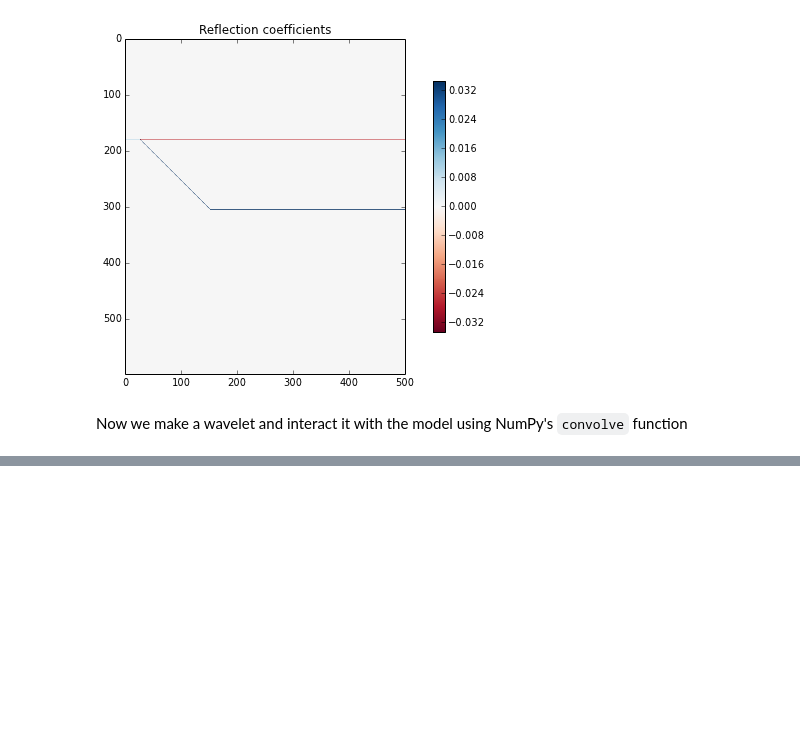
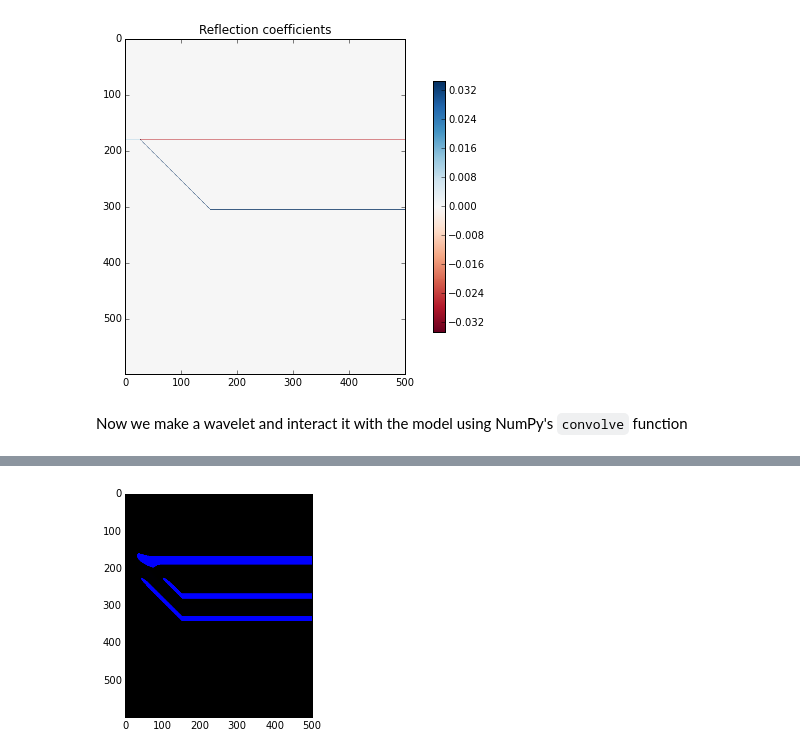
Before and after one commit to agilescientific/notebooks, a Jupyter notebook: To_make_a_wedge.ipynb, the cells around one changed output, grey strips where cells are left out. Saved outputs shown, nothing was run; the diff lists cells and outputs as text; code cells hidden in the pictures; blank space fills up the shorter version.

```diff
--- a/To_make_a_wedge.ipynb
+++ b/To_make_a_wedge.ipynb
@@ -135,6 +131,11 @@ rock_names = ['shale 1','sand','shale 2' ]
 for item, band in enumerate(cbands):
     this_plot = make_synth(frequencies[item])
     RGB_array[:,:,i]=this_plot
+# %%
+plt.imshow( RGB_array/3, aspect=1)
+plt.show()
+# %% [output]
+[figure, added]
 # %%
 RGB_array= np.zeros((model_x,model_y,3))
 Raw_array= np.zeros((model_x,model_y,3))
```
Also changed, not shown: parts of 7 cells of this notebook.
